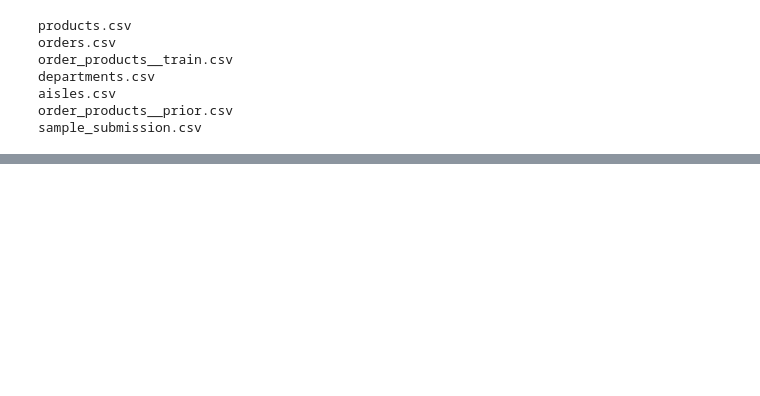
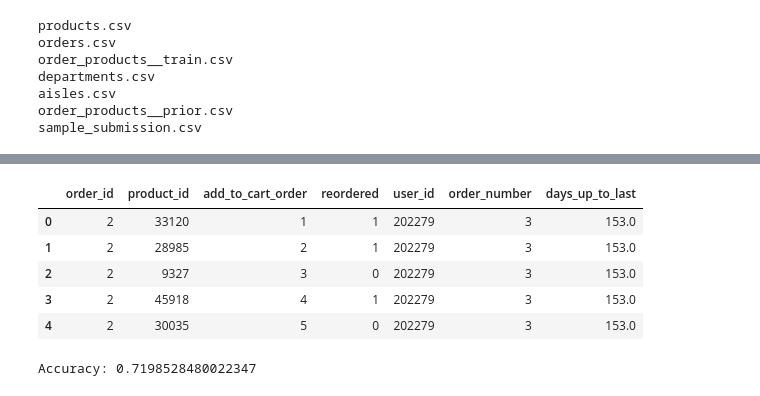
Before and after one commit to dinosoupy/reorder-prediction, a Jupyter notebook: notebooks/0.1-dinosoupy-data-exploration.ipynb, the cells around one changed output, grey strips where cells are left out. Drawn from its saved outputs; the diff is of its cells as text; code cells hidden in the pictures; blank space fills up the shorter version.

Commit message:
xgboost implementation added

```diff
--- a/notebooks/0.1-dinosoupy-data-exploration.ipynb
+++ b/notebooks/0.1-dinosoupy-data-exploration.ipynb
@@ -4,2 +9,3 @@ import os
 # %%
-RAW_DATA_PATH = '../data/raw/'
+RAW_DATA_PATH = '../data/raw/' # raw csv files
+INTERIM_DATA_PATH = '../data/interim/' # cached dataframes
@@ -222,0 +56,39 @@ class Dataset(object):
+# %%
+if os.path.exists(INTERIM_DATA_PATH + 'users_orders.pkl'):
+    with open(INTERIM_DATA_PATH + 'users_orders.pkl', 'rb') as f:
+        users_orders = pickle.load(f)
+else:
+    order_products_prior = pd.read_csv(RAW_DATA_PATH + 'order_products__prior.csv')
+    users_orders = pd.merge(order_products_prior, orders[['user_id', 'order_id', 'order_number', 'days_up_to_last']],
+                on = ['order_id'], how = 'left')
+    with open(INTERIM_DATA_PATH + 'users_orders.pkl', 'wb') as f:
+        pickle.dump(users_orders, f, pickle.HIGHEST_PROTOCOL)
+# %%
+users_orders.head()
+# %% [output]
+|  | order_id | product_id | add_to_cart_order | reordered | user_id | order_number | days_up_to_last |
+| 0 | 2 | 33120 | 1 | 1 | 202279 | 3 | 153.0 |
+| 1 | 2 | 28985 | 2 | 1 | 202279 | 3 | 153.0 |
+| 2 | 2 | 9327 | 3 | 0 | 202279 | 3 | 153.0 |
+| 3 | 2 | 45918 | 4 | 1 | 202279 | 3 | 153.0 |
+| 4 | 2 | 30035 | 5 | 0 | 202279 | 3 | 153.0 |
+# %%
+features = ['order_id', 'product_id', 'add_to_cart_order', 'user_id', 'order_number', 'days_up_to_last']
+X = users_orders[features]
+y = data['reordered']
+
+# Split the data into training and testing sets (80% training, 20% testing)
+X_train, X_test, y_train, y_test = train_test_split(X, y, test_size=0.2, random_state=42)
+
+# Initialize and train the XGBoost model
+model = xgb.XGBClassifier()
+model.fit(X_train, y_train)
+
+# Make predictions on the test set
+y_pred = model.predict(X_test)
+
+# Calculate accuracy
+accuracy = accuracy_score(y_test, y_pred)
+print(f'Accuracy: {accuracy}')
+# %% [output]
+Accuracy: 0.7198528480022347
```
Also changed, not shown: parts of 8 cells of this notebook.
